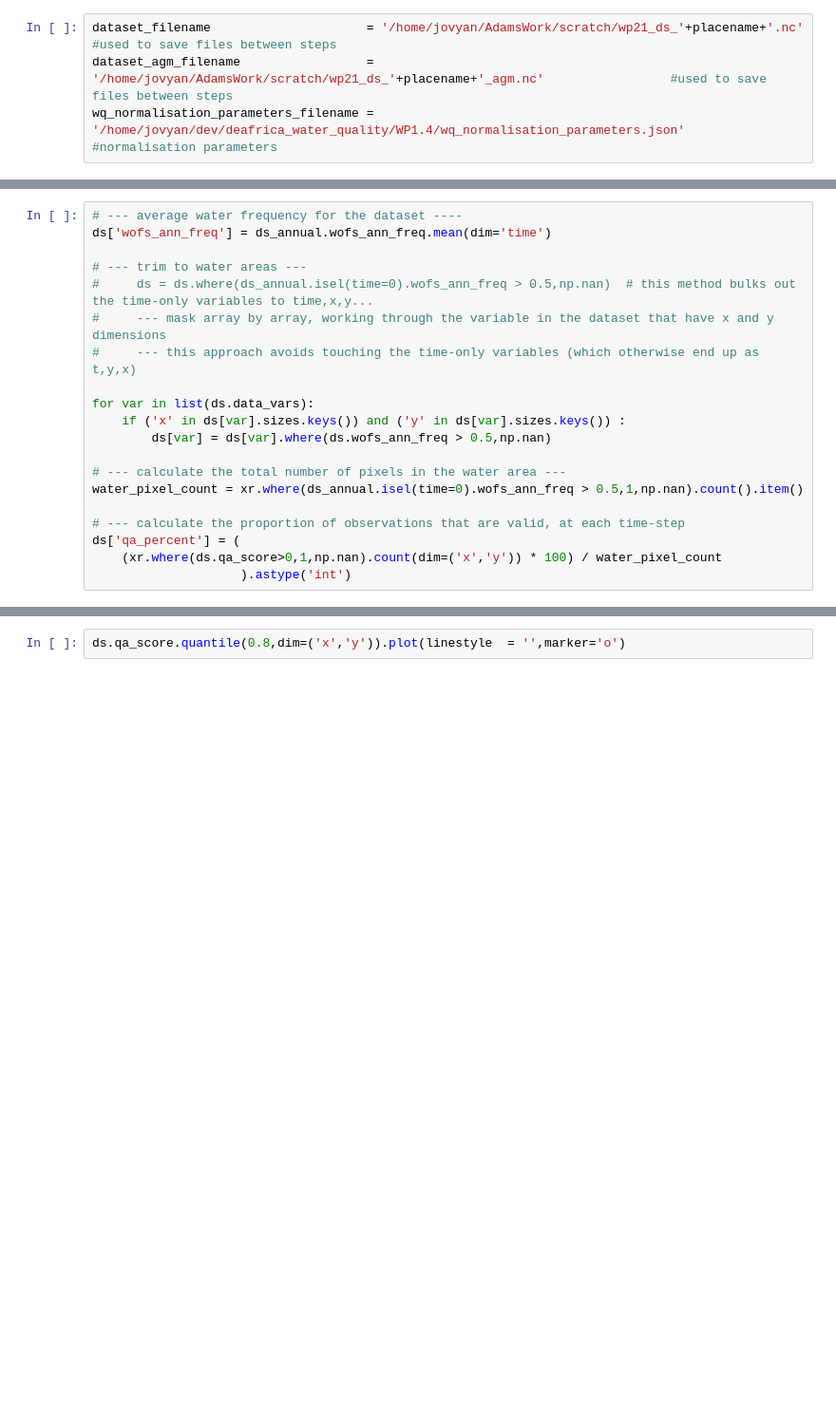
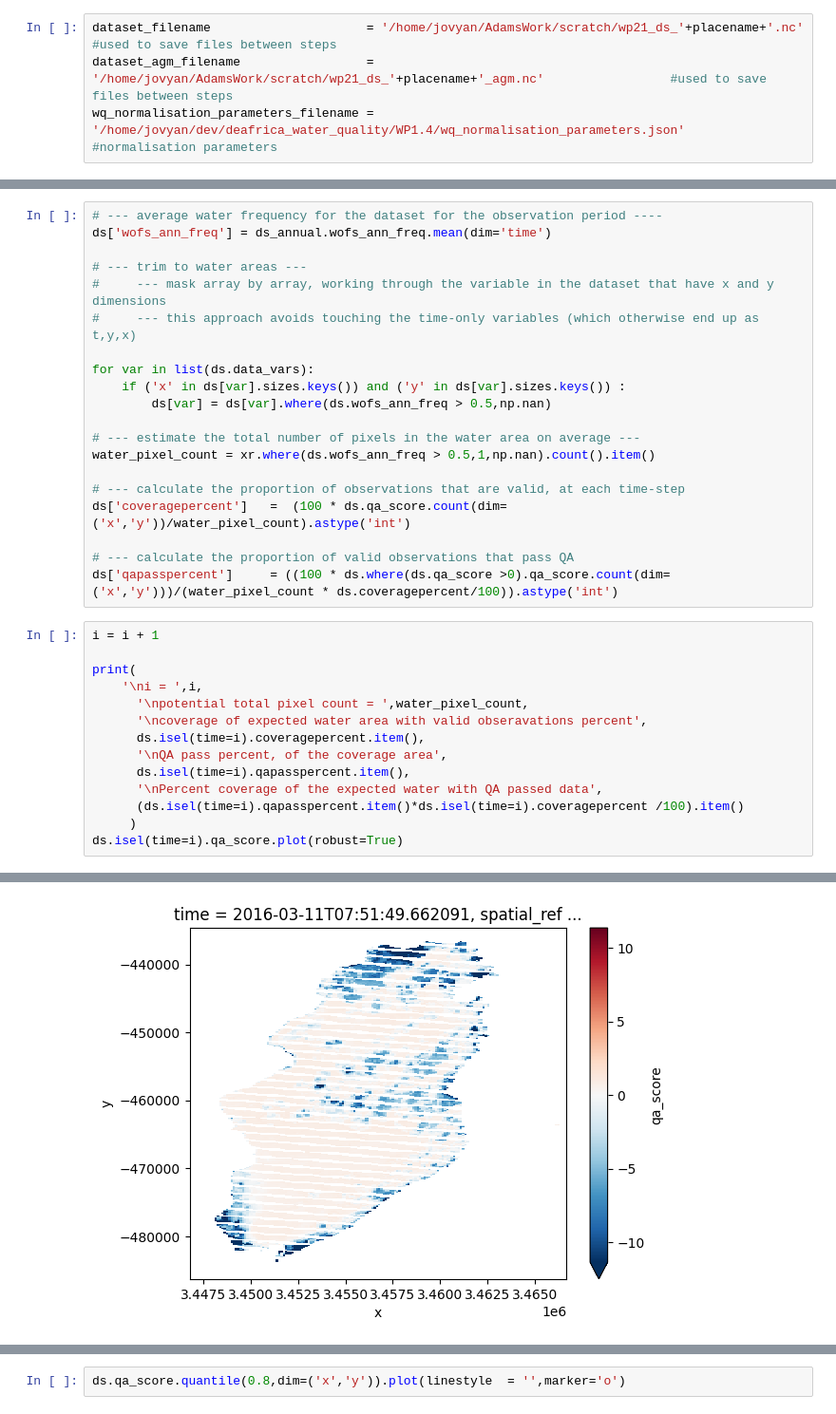
Before and after one commit to vikineema/deafrica_water_quality, a Jupyter notebook: WP2.1/exploring.ipynb, the cells around one changed output, grey strips where cells are left out. Shown at 95% size. Saved outputs shown, nothing was run; the diff lists cells and outputs as text; blank space fills up the shorter version.

```diff
--- a/WP2.1/exploring.ipynb
+++ b/WP2.1/exploring.ipynb
@@ -110,9 +126,8 @@ ds_annual   =      water_analysis(ds_annual,
 # %%
-# --- average water frequency for the dataset ----
+# --- average water frequency for the dataset for the observation period ----
 ds['wofs_ann_freq'] = ds_annual.wofs_ann_freq.mean(dim='time')
 
 # --- trim to water areas ---
-#     ds = ds.where(ds_annual.isel(time=0).wofs_ann_freq > 0.5,np.nan)  # this method bulks out the time-only variables to time,x,y...
 #     --- mask array by array, working through the variable in the dataset that have x and y dimensions
 #     --- this approach avoids touching the time-only variables (which otherwise end up as t,y,x)
 
@@ -120,10 +135,26 @@ for var in list(ds.data_vars):
     if ('x' in ds[var].sizes.keys()) and ('y' in ds[var].sizes.keys()) :
         ds[var] = ds[var].where(ds.wofs_ann_freq > 0.5,np.nan)
 
-# --- calculate the total number of pixels in the water area ---
-water_pixel_count = xr.where(ds_annual.isel(time=0).wofs_ann_freq > 0.5,1,np.nan).count().item()
+# --- estimate the total number of pixels in the water area on average ---
+water_pixel_count = xr.where(ds.wofs_ann_freq > 0.5,1,np.nan).count().item()
 
 # --- calculate the proportion of observations that are valid, at each time-step
-ds['qa_percent'] = (
-    (xr.where(ds.qa_score>0,1,np.nan).count(dim=('x','y')) * 100) / water_pixel_count
-                    ).astype('int')
+ds['coveragepercent']   =  (100 * ds.qa_score.count(dim=('x','y'))/water_pixel_count).astype('int')
+
+# --- calculate the proportion of valid observations that pass QA
+ds['qapasspercent']     = ((100 * ds.where(ds.qa_score >0).qa_score.count(dim=('x','y')))/(water_pixel_count * ds.coveragepercent/100)).astype('int')
+# %%
+i = i + 1
+
+print(
+    '\ni = ',i,
+      '\npotential total pixel count = ',water_pixel_count,
+      '\ncoverage of expected water area with valid obseravations percent',
+      ds.isel(time=i).coveragepercent.item(),
+      '\nQA pass percent, of the coverage area',
+      ds.isel(time=i).qapasspercent.item(),
+      '\nPercent coverage of the expected water with QA passed data',
+      (ds.isel(time=i).qapasspercent.item()*ds.isel(time=i).coveragepercent /100).item()
+     )
+ds.isel(time=i).qa_score.plot(robust=True)
+# %% [output]
@@ -129,0 +167 @@ ds['qa_percent'] = (
+[figure, added]
```
Also changed, not shown: parts of 14 cells of this notebook, 1 other file.
